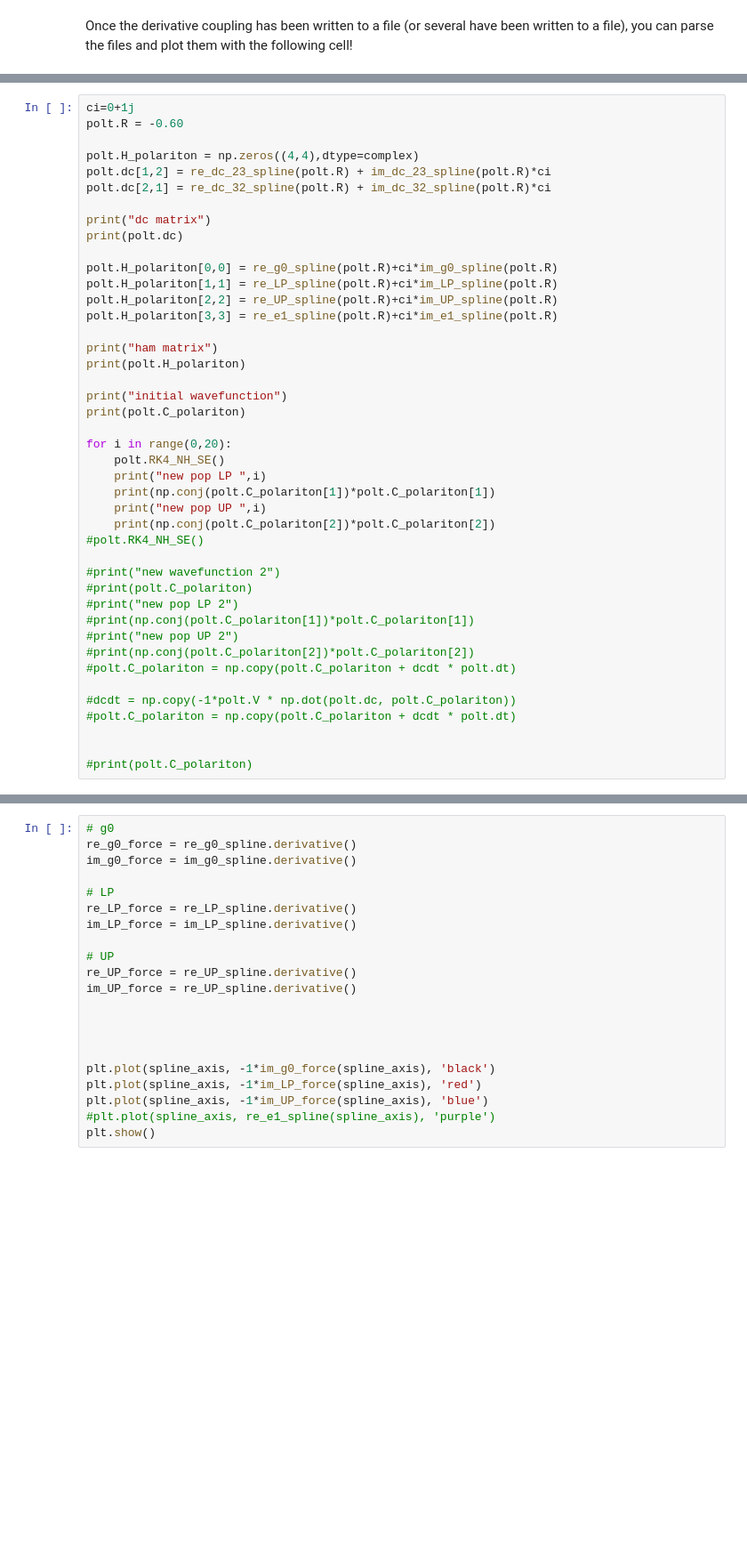
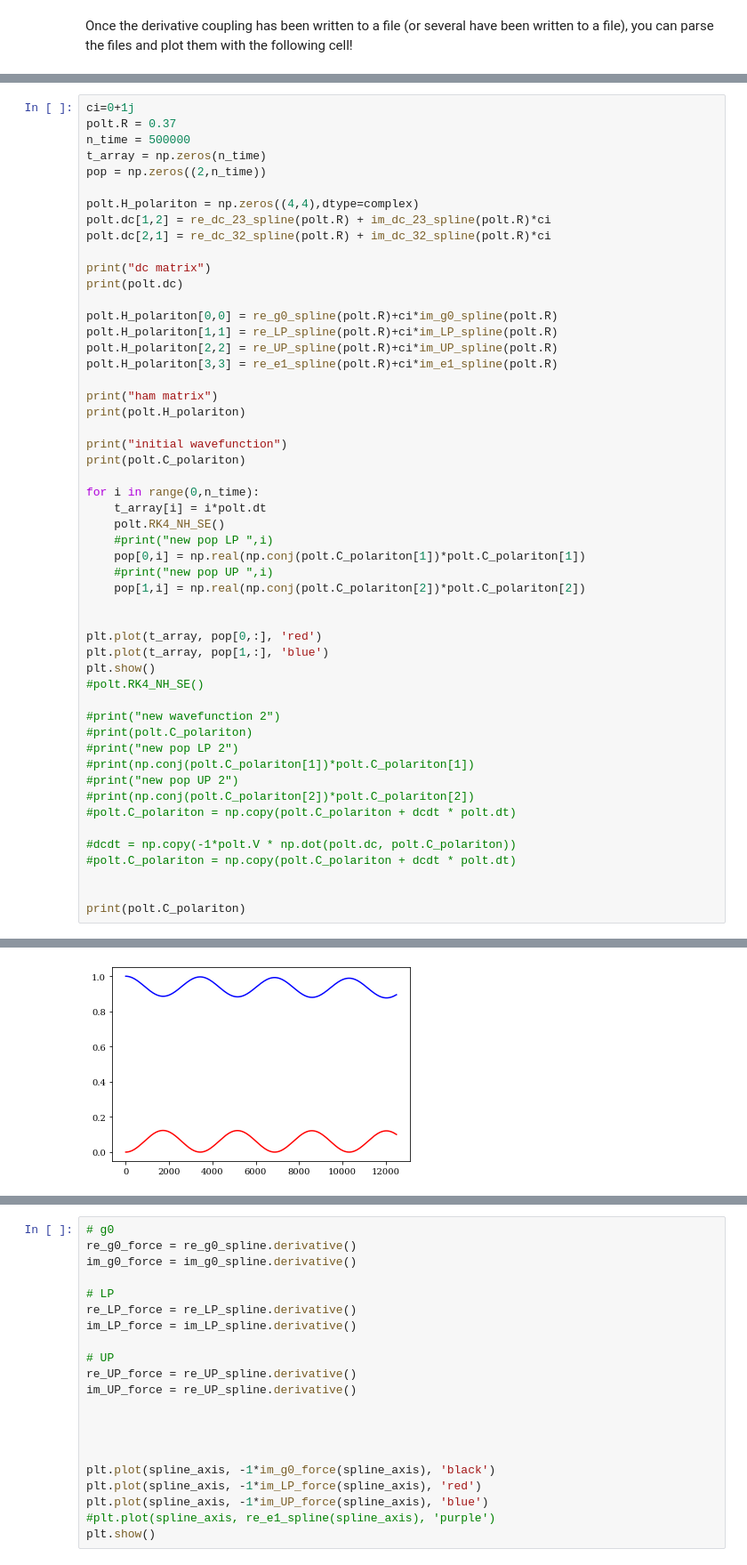
Before and after one commit to FoleyLab/PyCQED, a Jupyter notebook: Plot_PES.ipynb, the cells around one changed output, grey strips where cells are left out. Shown: that part at 89% size. Cells and saved outputs as stored; diff of their text form; blank space fills up the shorter version.

```diff
--- a/Plot_PES.ipynb
+++ b/Plot_PES.ipynb
@@ -191,6 +194,9 @@ plt.show()
 # %%
 ci=0+1j
-polt.R = -0.60
+polt.R = 0.37
+n_time = 500000
+t_array = np.zeros(n_time)
+pop = np.zeros((2,n_time))
 
 polt.H_polariton = np.zeros((4,4),dtype=complex)
 polt.dc[1,2] = re_dc_23_spline(polt.R) + im_dc_23_spline(polt.R)*ci
@@ -210,12 +216,18 @@ print(polt.H_polariton)
 print("initial wavefunction")
 print(polt.C_polariton)
 
-for i in range(0,20):
+for i in range(0,n_time):
+    t_array[i] = i*polt.dt
     polt.RK4_NH_SE()
-    print("new pop LP ",i)
-    print(np.conj(polt.C_polariton[1])*polt.C_polariton[1])
-    print("new pop UP ",i)
-    print(np.conj(polt.C_polariton[2])*polt.C_polariton[2])
+    #print("new pop LP ",i)
+    pop[0,i] = np.real(np.conj(polt.C_polariton[1])*polt.C_polariton[1])
+    #print("new pop UP ",i)
+    pop[1,i] = np.real(np.conj(polt.C_polariton[2])*polt.C_polariton[2])
+
+
+plt.plot(t_array, pop[0,:], 'red')
+plt.plot(t_array, pop[1,:], 'blue')
+plt.show()
 #polt.RK4_NH_SE()
 
 #print("new wavefunction 2")
@@ -230,4 +242,5 @@ for i in range(0,20):
 #polt.C_polariton = np.copy(polt.C_polariton + dcdt * polt.dt)
 
 
-#print(polt.C_polariton)
+print(polt.C_polariton)
+# %% [output]
@@ -233,0 +267 @@ for i in range(0,20):
+[figure, added]
```
Also changed, not shown: parts of 3 cells of this notebook, 3 other files.
